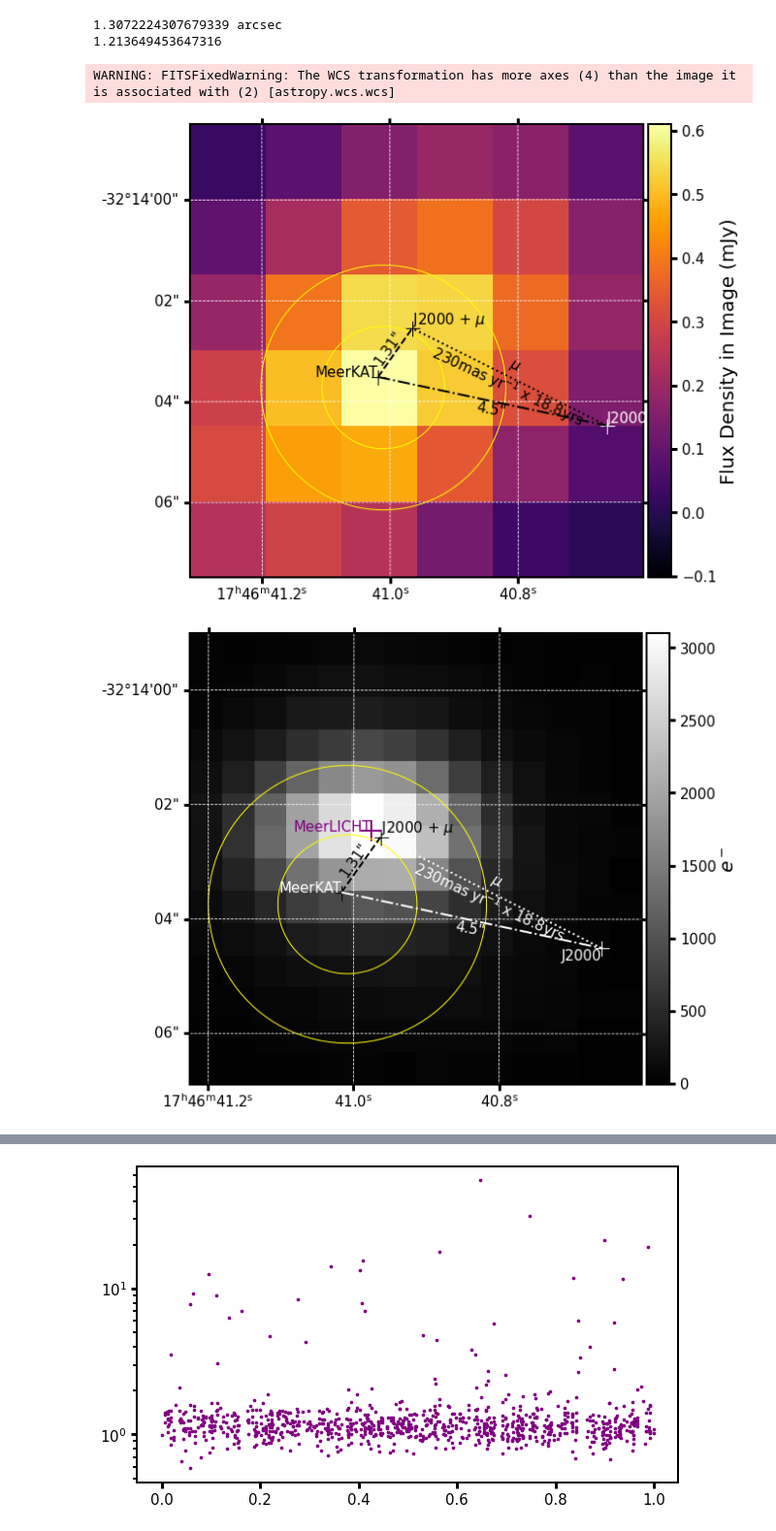
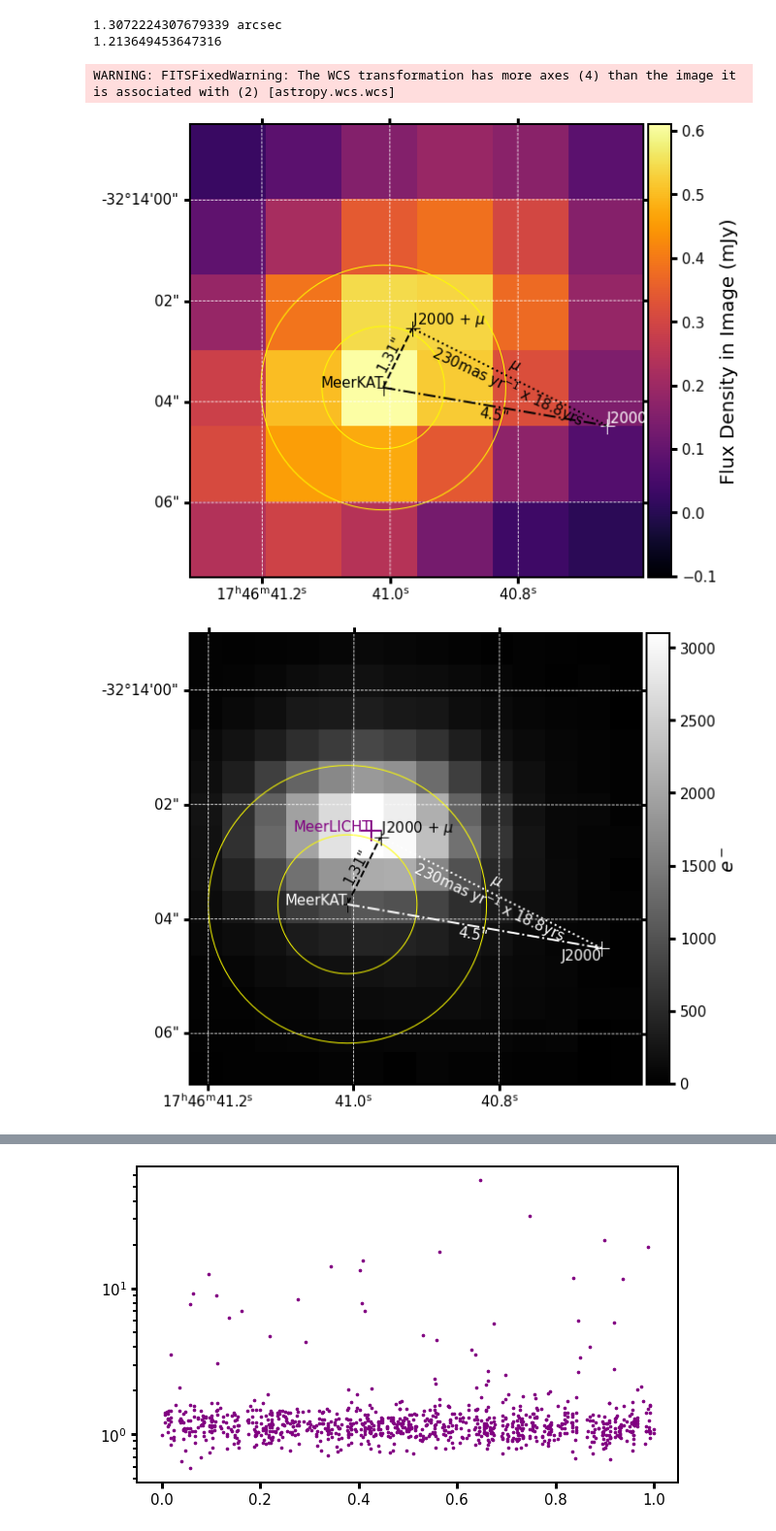
Before and after one commit to AnderssonAstro/MKT-J174641.0-321404-Paper-Figures, a Jupyter notebook: Paper Figures.ipynb, the cells around one changed output, grey strips where cells are left out. Shown at 97% size. Saved outputs shown, nothing was run; the diff lists cells and outputs as text; code cells hidden in the pictures.

```diff
--- a/Paper Figures.ipynb
+++ b/Paper Figures.ipynb
@@ -511,37 +505,37 @@ PMLab = ax.text(x=GRA18, y=GDec18, s="J2000 + $\mu$", c='black', size= ts, trans
 ax.plot([GRA, GRA18], [GDec, GDec18], c='black', ls='dotted', marker = '+', markeredgecolor='w', transform=ax.get_transform('icrs'))
 ax.plot([RA, GRA18], [Dec, GDec18], c='black', ls='dashed',  marker = '+' ,transform=ax.get_transform('icrs'))
 ax.plot([RA, GRA], [Dec, GDec], c='black', ls='-.' ,transform=ax.get_transform('icrs'))
 
 ################ text on said vectors, with separation rounded to 2d.p.
 
 PMT =ax.text((GRA+GRA18)/2, (GDec+GDec18)/2,'$\mu$ \n 230mas yr$^{-1}$ x 18.8yrs',{'ha': 'center', 'va': 'center'},
              c = 'black', rotation = -25, size=ts,  transform=ax.get_transform('icrs'))
 #~1.3"
 MKarrT =ax.text((RA+GRA18)/2, (Dec+GDec18)/2, str(round(sep18,2))+'\"\n',{'ha': 'center', 'va': 'center'},
-             rotation = 55, size=ts,  transform=ax.get_transform('icrs'))
+             rotation = 62, size=ts,  transform=ax.get_transform('icrs'))
 #~4.5
 DeltaT =ax.text((RA+GRA)/2, (Dec+GDec)/2, "\n" + str(round(sep,2)) +'\"',{'ha': 'center', 'va': 'center'},
              rotation = -10, size=ts,  transform=ax.get_transform('icrs'))
 
 ##########MeerKAT error circle
-r = SphericalCircle((cM.ra, cM.dec), errR*u.deg,
+r = SphericalCircle((MKTsc.ra, MKTsc.dec), errR*u.deg,
                      edgecolor='yellow', facecolor='none',
                     transform=ax.get_transform('icrs'))
 ax.add_patch(r)
 
-r2 = SphericalCircle((cM.ra, cM.dec), 2*errR*u.deg,
+r2 = SphericalCircle((MKTsc.ra, MKTsc.dec), 2*errR*u.deg,
                      edgecolor='yellow', facecolor='none',
                     transform=ax.get_transform('icrs'))
 ax.add_patch(r2)
 
 
 #plt.savefig(savepath +'Astrometry.png', bbox_inches = 'tight')
 #plt.savefig(savepath +'Astrometry.pdf', bbox_inches = 'tight')
 
 plt.show()
 # %% [output]
 WARNING: FITSFixedWarning: The WCS transformation has more axes (4) than the image it is associated with (2) [astropy.wcs.wcs]
-[figure, old version]
+[figure, new version]
 # %%
 #optical astrometry plot
 
@@ -592,7 +586,7 @@ PMT =ax.text((GRA+GRA18)/2, (GDec+GDec18)/2,'$\mu$ \n 230mas yr$^{-1}$ x 18.8yrs
              c = 'white', rotation = -25, size=ts,  transform=ax.get_transform('icrs'))
 #~1.3"
 MKarrT =ax.text((RA+GRA18)/2, (Dec+GDec18)/2, str(round(sep18,2))+'\"\n',{'ha': 'center', 'va': 'center'},
-             c = 'black', rotation = 55, size=ts,  transform=ax.get_transform('icrs'))
+             c = 'black', rotation = 62, size=ts,  transform=ax.get_transform('icrs'))
 #~4.5
 DeltaT =ax.text((RA+GRA)/2, (Dec+GDec)/2, "\n" + str(round(sep,2)) +'\"',{'ha': 'center', 'va': 'center'},
              c = 'white', rotation = -10, size=ts,  transform=ax.get_transform('icrs'))
@@ -600,12 +594,12 @@ DeltaT =ax.text((RA+GRA)/2, (Dec+GDec)/2, "\n" + str(round(sep,2)) +'\"',{'ha':
 
 #MeerKAT errors (have to be re-defined to avoid a RuntimeError about putting 1 artist in 2 figures)
 
-r = SphericalCircle((cM.ra, cM.dec), errR*u.deg,
+r = SphericalCircle((MKTsc.ra, MKTsc.dec), errR*u.deg,
                      edgecolor='yellow', facecolor='none',
                     transform=ax.get_transform('icrs'))
 ax.add_patch(r)
 
-r2 = SphericalCircle((cM.ra, cM.dec), 2*errR*u.deg,
+r2 = SphericalCircle((MKTsc.ra, MKTsc.dec), 2*errR*u.deg,
                      edgecolor='yellow', facecolor='none',
                     transform=ax.get_transform('icrs'))
 ax.add_patch(r2)
@@ -615,7 +609,7 @@ ax.add_patch(r2)
 #plt.savefig(savepath +'OpticalAstrometry.pdf', bbox_inches = 'tight')
 plt.show()
 # %% [output]
-[figure, old version]
+[figure, new version]
 # %%
 # ASAS-SN lightcuve and MeerKAT overlaid
 OptLC=pd.read_csv('Data/ASAS-SN lightcurve.csv')
```
Also changed, not shown: parts of 15 cells of this notebook, 2 other files.
